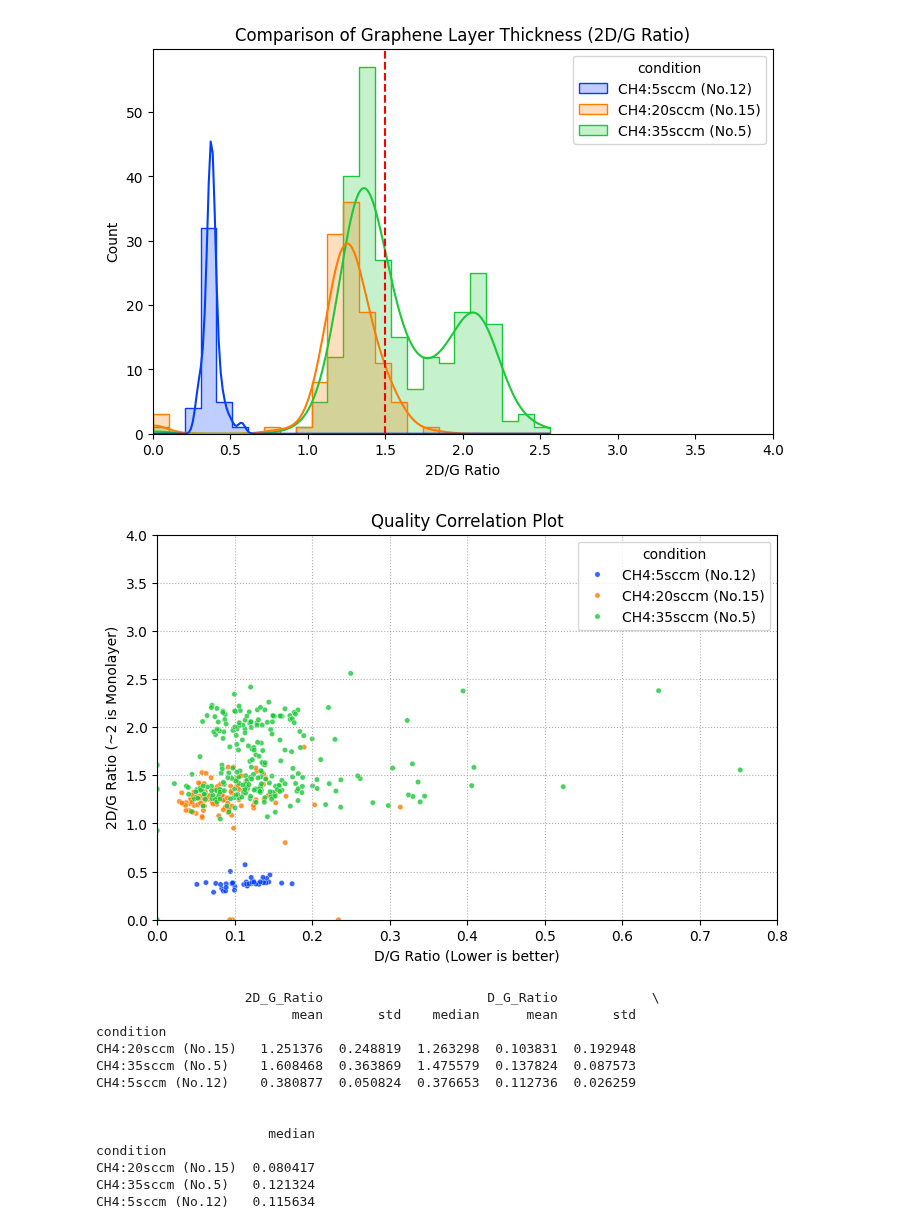
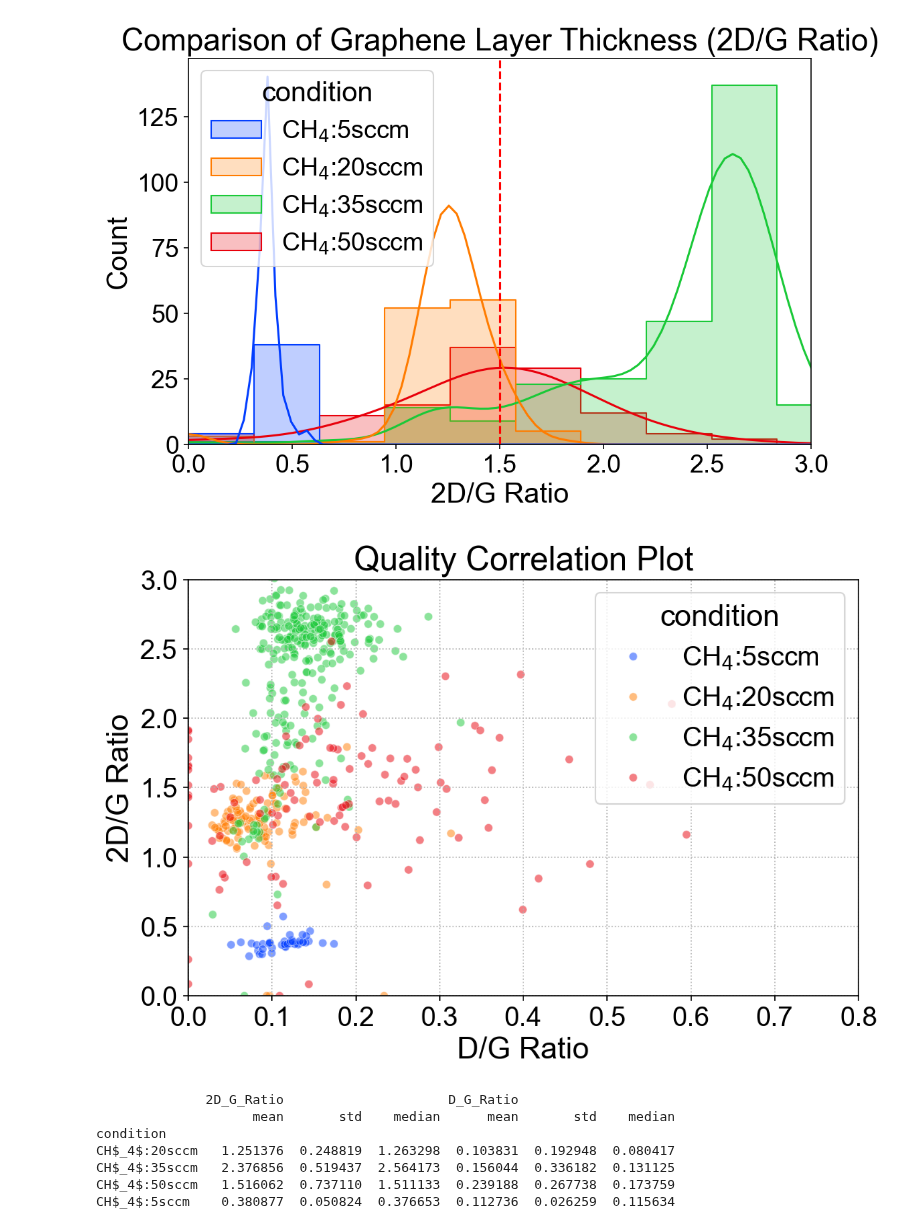
Before and after one commit to ebinakai/katolab-graph-visualize, a Jupyter notebook: graphen.ipynb, the cells around one changed output. Cells and saved outputs as stored; diff of their text form; code cells hidden in the pictures.

```diff
--- a/graphen.ipynb
+++ b/graphen.ipynb
@@ -5,6 +5,18 @@ import matplotlib.pyplot as plt
 # %%
 def plot_raman_analysis(df_all):
     sns.set_palette("bright")
+
+    plt.rcParams.update({
+        'font.family': 'Arial',
+        'font.size': 20,
+        'figure.dpi': 150,   # 画面表示用
+        'savefig.dpi': 300,  # 保存時（論文・発表用）
+        'axes.titlesize': 22,
+        'axes.labelsize': 20,
+        'xtick.labelsize': 18,
+        'ytick.labelsize': 18,
+        'legend.fontsize': 18,
+    })
 
     # 1. 2D/G比のヒストグラム比較
     plt.figure(figsize=(8, 5))
@@ -12,17 +24,17 @@ def plot_raman_analysis(df_all):
     plt.axvline(1.5, color='red', linestyle='--', label='Monolayer Threshold')
     plt.title("Comparison of Graphene Layer Thickness (2D/G Ratio)")
     plt.xlabel("2D/G Ratio")
-    plt.xlim(0, 4)
+    plt.xlim(0, 3)
     plt.show()
 
     # 2. 2D/G vs D/G 相関散布図
     plt.figure(figsize=(8, 5))
-    sns.scatterplot(data=df_all, x="D_G_Ratio", y="2D_G_Ratio", hue="condition", alpha=0.8, s=15)
+    sns.scatterplot(data=df_all, x="D_G_Ratio", y="2D_G_Ratio", hue="condition", alpha=0.5, s=30)
     plt.title("Quality Correlation Plot")
-    plt.xlabel("D/G Ratio (Lower is better)")
-    plt.ylabel("2D/G Ratio (~2 is Monolayer)")
+    plt.xlabel("D/G Ratio")
+    plt.ylabel("2D/G Ratio")
     plt.xlim(0, 0.8)
-    plt.ylim(0, 4)
+    plt.ylim(0, 3)
     plt.grid(True, linestyle=':')
     plt.show()
 
@@ -31,30 +43,28 @@ def plot_raman_analysis(df_all):
     print(stats)
 # %%
 df12 = pd.read_csv("output/spectra_mapping/S12_si/quantitative_results.csv")
-df12['condition'] = 'CH4:5sccm (No.12)'
+df12['condition'] = r'CH$_4$:5sccm'
 df15 = pd.read_csv("output/spectra_mapping/S15_si/quantitative_results.csv")
-df15['condition'] = 'CH4:20sccm (No.15)'
-df5 = pd.read_csv("output/spectra_mapping/S5/quantitative_results.csv")
-df5['condition'] = 'CH4:35sccm (No.5)'
+df15['condition'] = r'CH$_4$:20sccm'
+# df5 = pd.read_csv("output/spectra_mapping/S5/quantitative_results.csv")
+# df5['condition'] = 'CH4:35sccm'
+df7 = pd.read_csv("output/spectra_mapping/S7/quantitative_results.csv")
+df7['condition'] = r'CH$_4$:35sccm'
+df26 = pd.read_csv("output/spectra_mapping/S26/quantitative_results.csv")
+df26['condition'] = r'CH$_4$:50sccm'
 
-df_all = pd.concat([df12, df15, df5], ignore_index=True)
+df_all = pd.concat([df12, df15, df7, df26], ignore_index=True)
 plot_raman_analysis(df_all)
 # %% [output]
-[figure, old version]
+[figure, new version]
-[figure, old version]
+[figure, new version]
-                   2D_G_Ratio                     D_G_Ratio            \
-                         mean       std    median      mean       std
+              2D_G_Ratio                     D_G_Ratio
+                    mean       std    median      mean       std    median
 condition
-CH4:20sccm (No.15)   1.251376  0.248819  1.263298  0.103831  0.192948
-CH4:35sccm (No.5)    1.608468  0.363869  1.475579  0.137824  0.087573
-CH4:5sccm (No.12)    0.380877  0.050824  0.376653  0.112736  0.026259
-
-
-                      median
-condition
-CH4:20sccm (No.15)  0.080417
-CH4:35sccm (No.5)   0.121324
-CH4:5sccm (No.12)   0.115634
+CH$_4$:20sccm   1.251376  0.248819  1.263298  0.103831  0.192948  0.080417
+CH$_4$:35sccm   2.376856  0.519437  2.564173  0.156044  0.336182  0.131125
+CH$_4$:50sccm   1.516062  0.737110  1.511133  0.239188  0.267738  0.173759
+CH$_4$:5sccm    0.380877  0.050824  0.376653  0.112736  0.026259  0.115634
 # %%
 df_list = []
 
```
Also changed, not shown: parts of 2 cells of this notebook, 3 other files.
